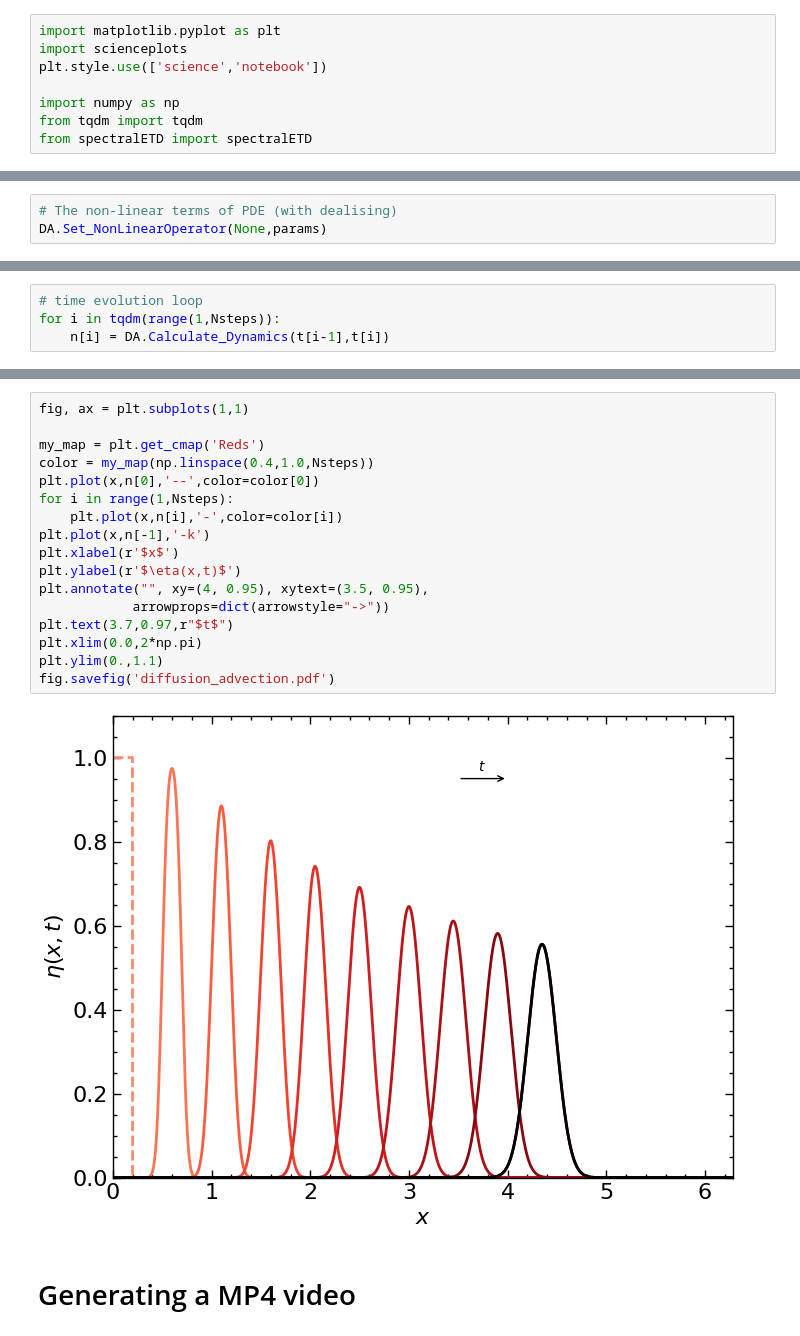
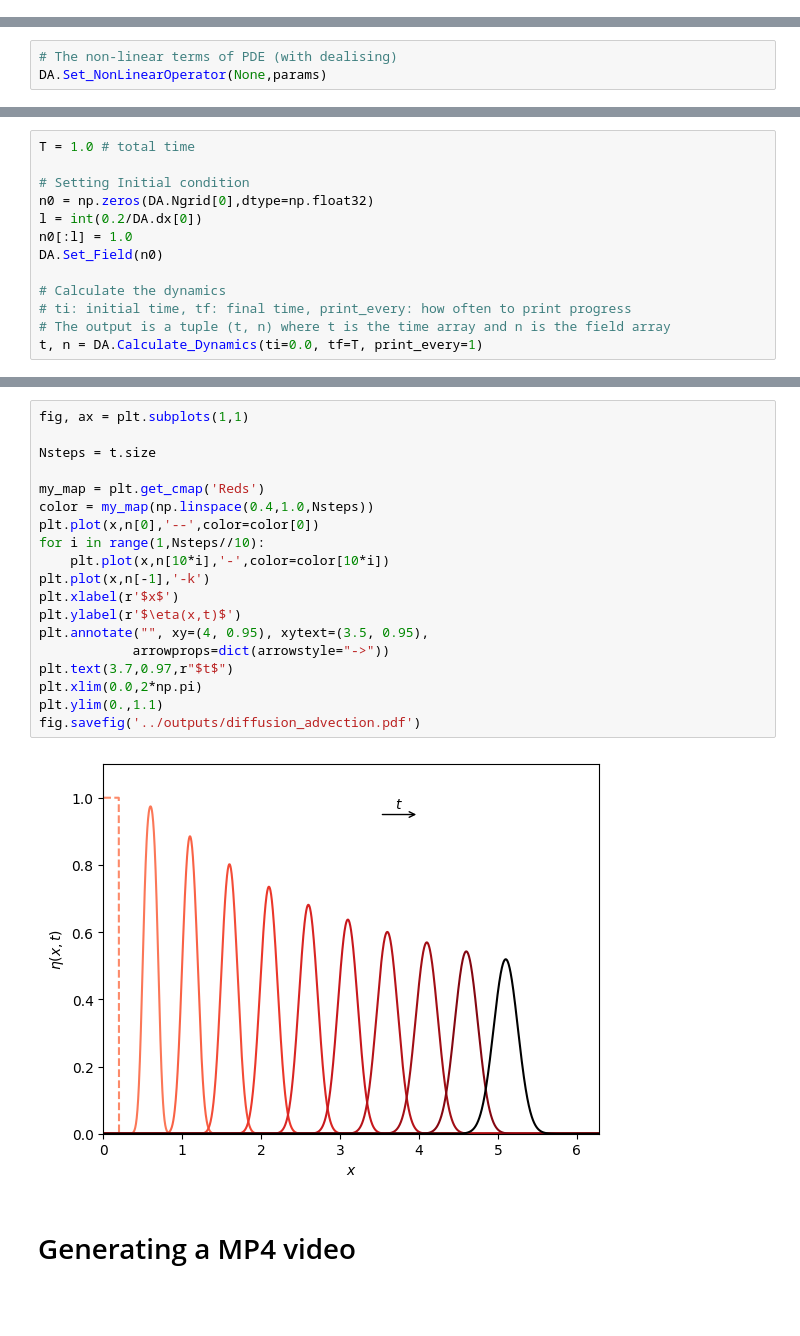
Before and after one commit to elvissoares/spectralETD, a Jupyter notebook: examples/DiffusionAdvection1d.ipynb, the cells around one changed output, grey strips where cells are left out. Cells and saved outputs as stored; diff of their text form; blank space fills up the shorter version.

Commit message:
Updating DiffusionAvection1d.ipynb example

```diff
--- a/examples/DiffusionAdvection1d.ipynb
+++ b/examples/DiffusionAdvection1d.ipynb
@@ -1,8 +0,0 @@
-# %%
-import matplotlib.pyplot as plt
-import scienceplots
-plt.style.use(['science','notebook'])
-
-import numpy as np
-from tqdm import tqdm
-from spectralETD import spectralETD
@@ -65,4 +51,0 @@ DA.Set_Field(n[0])
-# %%
-# time evolution loop
-for i in tqdm(range(1,Nsteps)):
-    n[i] = DA.Calculate_Dynamics(t[i-1],t[i])
@@ -68,0 +54,13 @@ for i in tqdm(range(1,Nsteps)):
+# %%
+T = 1.0 # total time
+
+# Setting Initial condition
+n0 = np.zeros(DA.Ngrid[0],dtype=np.float32)
+l = int(0.2/DA.dx[0])
+n0[:l] = 1.0
+DA.Set_Field(n0)
+
+# Calculate the dynamics
+# ti: initial time, tf: final time, print_every: how often to print progress
+# The output is a tuple (t, n) where t is the time array and n is the field array
+t, n = DA.Calculate_Dynamics(ti=0.0, tf=T, print_every=1)
@@ -69,22 +85,24 @@ for i in tqdm(range(1,Nsteps)):
 # %%
 fig, ax = plt.subplots(1,1)
+
+Nsteps = t.size
 
 my_map = plt.get_cmap('Reds')
 color = my_map(np.linspace(0.4,1.0,Nsteps))
 plt.plot(x,n[0],'--',color=color[0])
-for i in range(1,Nsteps):
-    plt.plot(x,n[i],'-',color=color[i])
+for i in range(1,Nsteps//10):
+    plt.plot(x,n[10*i],'-',color=color[10*i])
 plt.plot(x,n[-1],'-k')
 plt.xlabel(r'$x$')
 plt.ylabel(r'$\eta(x,t)$')
 plt.annotate("", xy=(4, 0.95), xytext=(3.5, 0.95),
             arrowprops=dict(arrowstyle="->"))
 plt.text(3.7,0.97,r"$t$")
 plt.xlim(0.0,2*np.pi)
 plt.ylim(0.,1.1)
-fig.savefig('diffusion_advection.pdf')
+fig.savefig('../outputs/diffusion_advection.pdf')
 # %% [output]
-[figure, old version]
+[figure, new version]
 # %% [markdown]
 # Generating a MP4 video
 # %%
```
Also changed, not shown: parts of 10 cells of this notebook, 15 other files.
